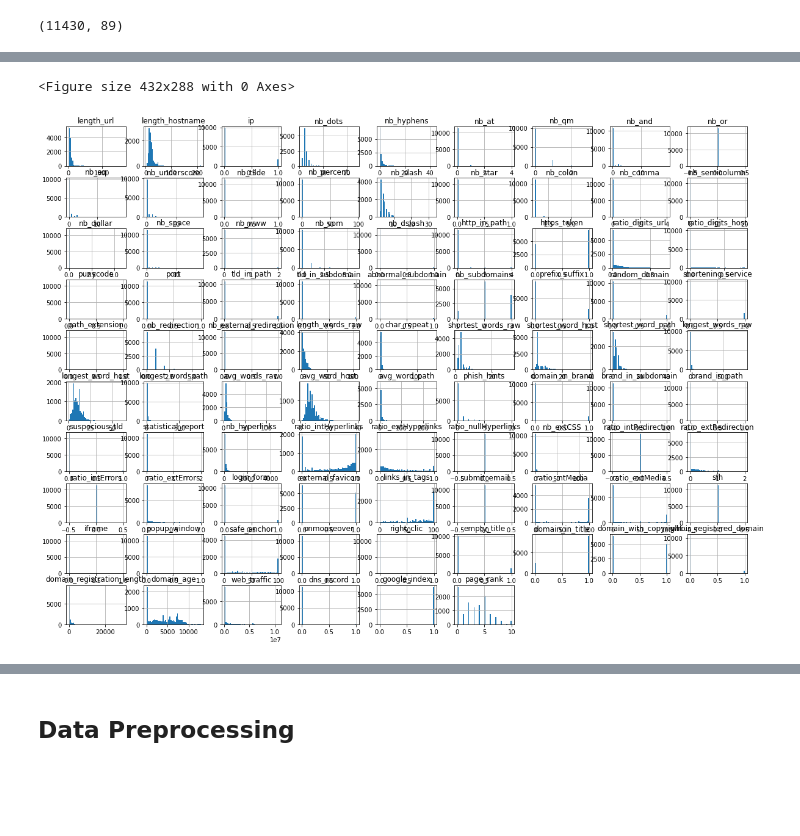
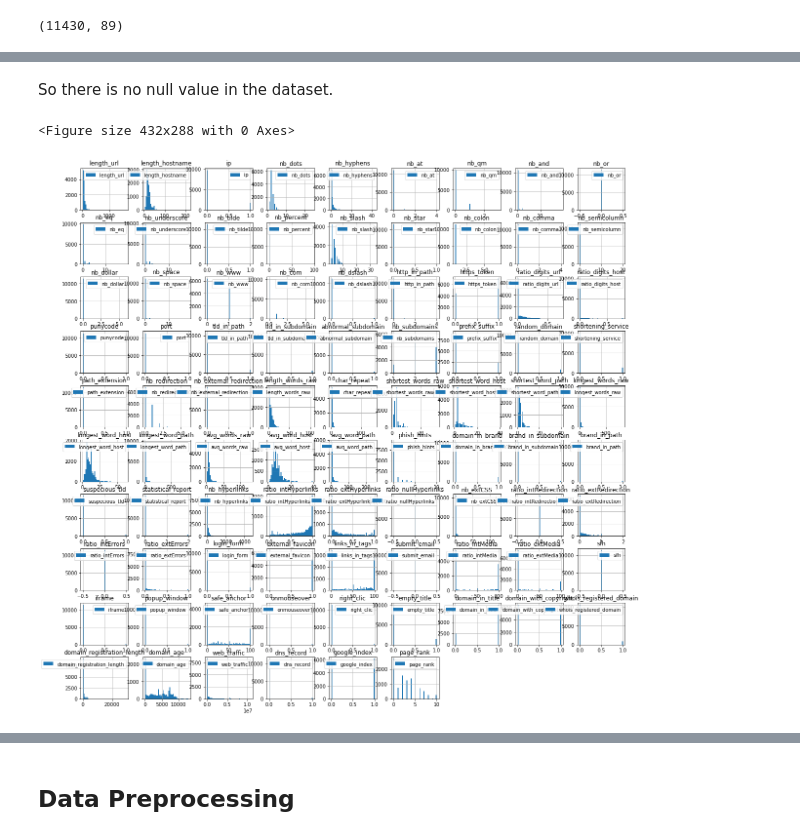
Before and after one commit to Mamdouh-Attia/Web-page-Phishing-Detection, a Jupyter notebook: workflow_notebook.ipynb, the cells around one changed output, grey strips where cells are left out. Saved outputs shown, nothing was run; the diff lists cells and outputs as text; code cells hidden in the pictures; blank space fills up the shorter version.

```diff
--- a/workflow_notebook.ipynb
+++ b/workflow_notebook.ipynb
@@ -71,3 +71,7 @@ df.shape
 #no duplicates found
 # %% [output]
 (11430, 89)
+# %%
+#drop nulls
+df =df.dropna()
+df.shape
@@ -74,12 +96,15 @@ df.shape
+# %% [markdown]
+So there is no null value in the dataset.
 # %%
 # #data visualization
 # #add space between the subplots
-# plt.subplots_adjust(wspace = 0.5, hspace = 0.5)
-# #space between axes and title
+plt.subplots_adjust(wspace = 0.8, hspace = 0.8)
+#space between axes and title
 # plt.tight_layout()
-# #plot histograms of the data
-# df.hist(bins=50, figsize=(20,15))
-# plt.show()
+#plot histograms of the data
+rand_colors_list = []
+df.hist(bins=50, figsize=(20,20), legend=True)
+plt.show()
 # %% [output]
 <Figure size 432x288 with 0 Axes>
-[figure, old version]
+[figure, new version]
```
Also changed, not shown: parts of 41 cells of this notebook, 2 other files.
